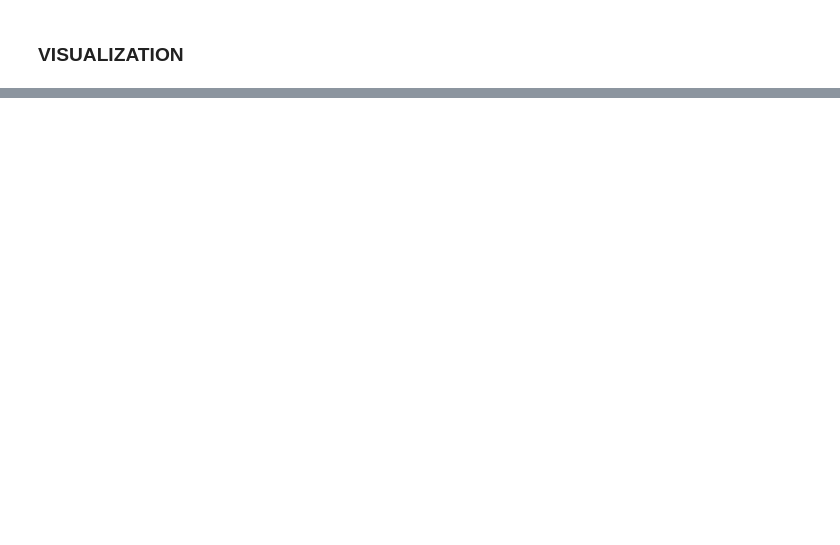
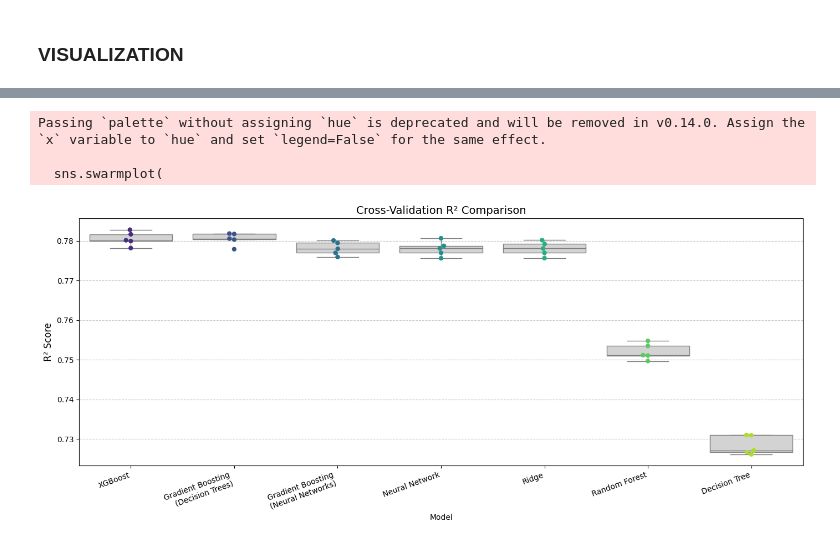
Before and after one commit to oriolraventost/gradient-boosting-implementation, a Jupyter notebook: notebooks/scores.ipynb, the cells around one changed output, grey strips where cells are left out. Drawn from its saved outputs; the diff is of its cells as text; code cells hidden in the pictures; blank space fills up the shorter version.

```diff
--- a/notebooks/scores.ipynb
+++ b/notebooks/scores.ipynb
@@ -470,0 +577,62 @@ Passing `palette` without assigning `hue` is deprecated and will be removed in v
+# %%
+# 1. Prepare data
+results_df = pd.DataFrame({
+    'Ridge': ridge_r2_scores,
+    'Decision Tree': dt_r2_scores,
+    'Random Forest': rf_r2_scores,
+    'Neural Network': mlp_r2_scores,
+    "GB (Decision Trees)": gb_r2_scores,
+    'XGBoost': xgb_r2_scores,
+    'GB (Neural Networks)': nn_gb_r2_scores
+})
+
+melted_df = results_df.melt(var_name='Model', value_name='R2')
+
+# 2. Rename with clean multi-line labels
+melted_df['Model'] = melted_df['Model'].replace({
+    "GB (Decision Trees)": "Gradient Boosting\n(Decision Trees)",
+    "GB (Neural Networks)": "Gradient Boosting\n(Neural Networks)"
+})
+
+# 3. Order models by mean R² (best → worst = descending)
+model_order = (
+    melted_df.groupby('Model')['R2']
+    .mean()
+    .sort_values(ascending=False)
+    .index
+)
+
+# 4. Plot
+plt.figure(figsize=(14, 6))
+
+sns.boxplot(
+    data=melted_df,
+    x='Model',
+    y='R2',
+    order=model_order,
+    color='lightgray',
+    showfliers=False
+)
+
+sns.swarmplot(
+    data=melted_df,
+    x='Model',
+    y='R2',
+    order=model_order,
+    palette='viridis',
+    size=6
+)
+
+# 5. Styling
+plt.xticks(rotation=20, ha='right')
+plt.title('Cross-Validation R² Comparison', fontsize=14)
+plt.ylabel('R² Score', fontsize=12)
+plt.grid(axis='y', linestyle='--', alpha=0.7)
+
+plt.tight_layout()
+plt.show()
+# %% [output]
+Passing `palette` without assigning `hue` is deprecated and will be removed in v0.14.0. Assign the `x` variable to `hue` and set `legend=False` for the same effect.
+
+  sns.swarmplot(
+[figure, added]
```
Also changed, not shown: parts of 16 cells of this notebook, 1 other file.
